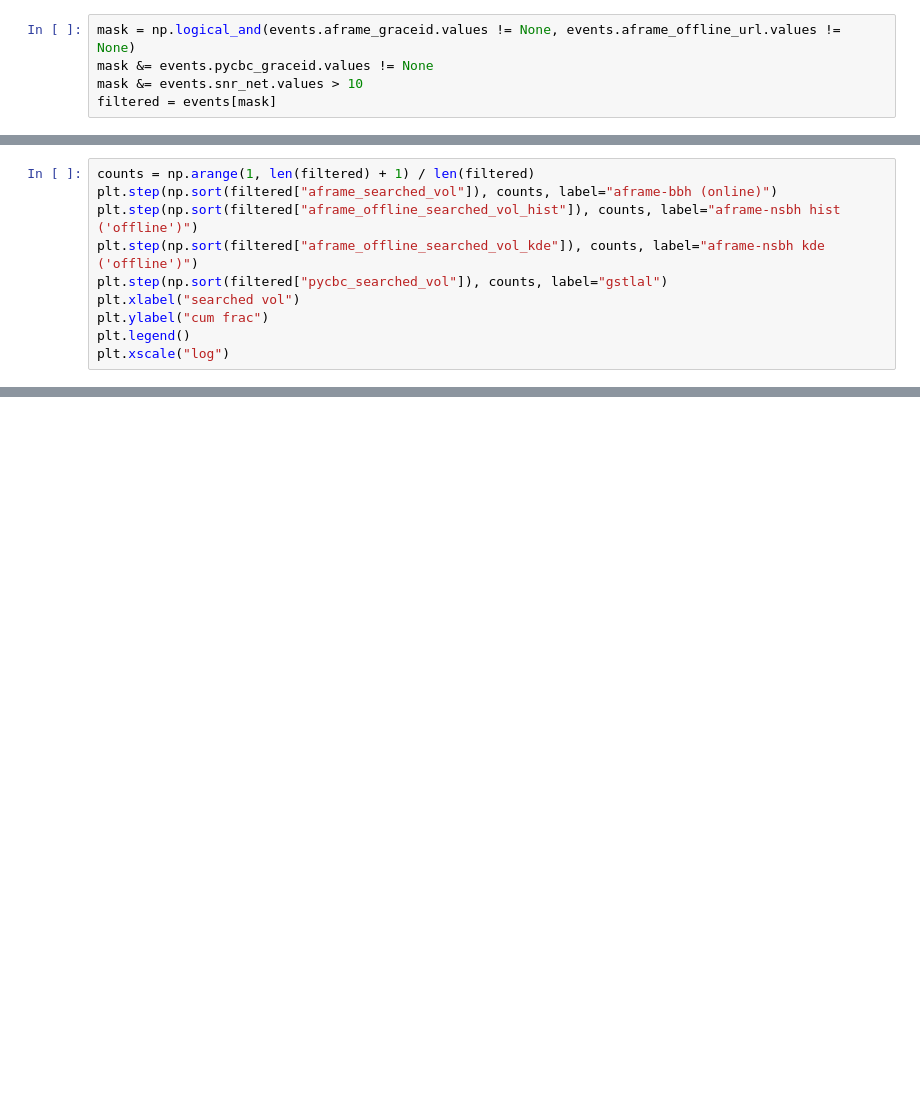
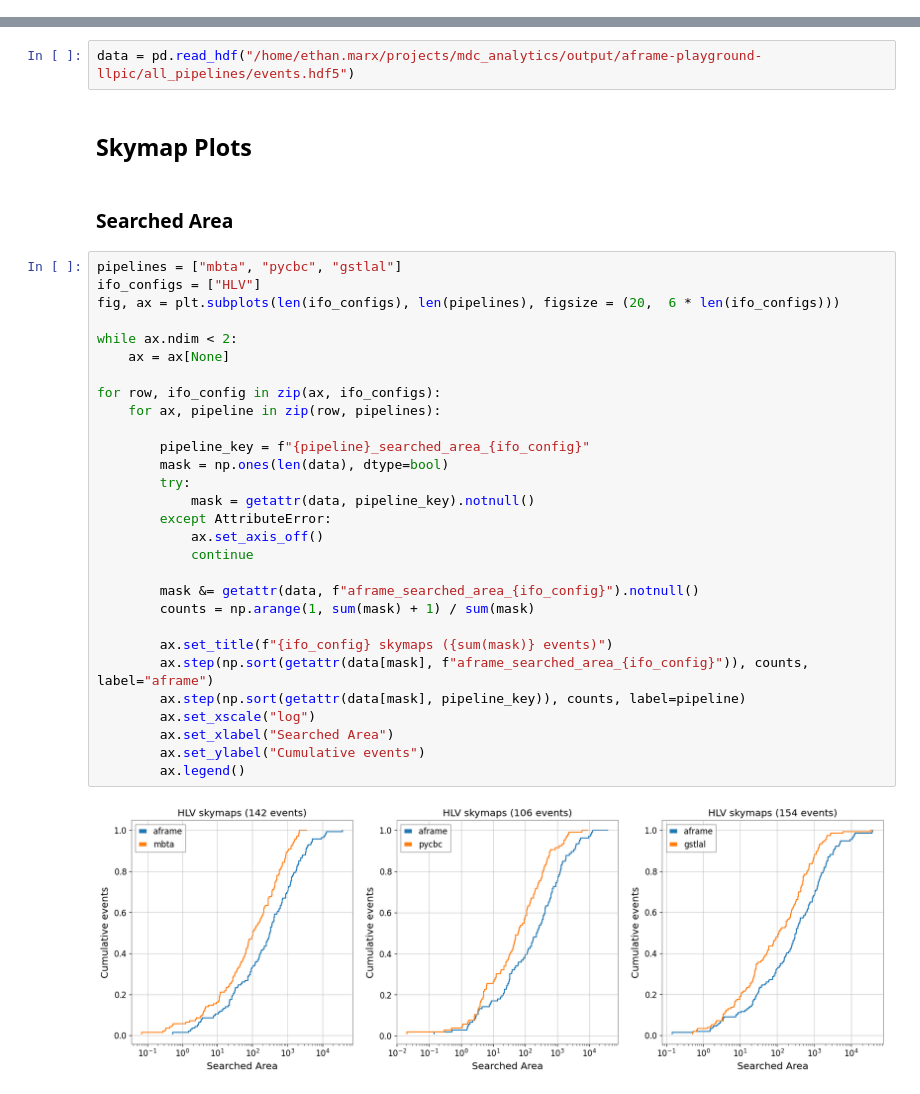
Before and after one commit to EthanMarx/mdc-analytics, a Jupyter notebook: analysis.ipynb, the cells around one changed output, grey strips where cells are left out. Cells and saved outputs as stored; diff of their text form; blank space fills up the shorter version.

```diff
--- a/analysis.ipynb
+++ b/analysis.ipynb
@@ -343,5 +0,0 @@ results.aframe_offline_searched_area_hist
-# %%
-mask = np.logical_and(events.aframe_graceid.values != None, events.aframe_offline_url.values != None)
-mask &= events.pycbc_graceid.values != None
-mask &= events.snr_net.values > 10
-filtered = events[mask]
@@ -376,10 +0,0 @@ plt.xscale("log")
-# %%
-counts = np.arange(1, len(filtered) + 1) / len(filtered)
-plt.step(np.sort(filtered["aframe_searched_vol"]), counts, label="aframe-bbh (online)")
-plt.step(np.sort(filtered["aframe_offline_searched_vol_hist"]), counts, label="aframe-nsbh hist ('offline')")
-plt.step(np.sort(filtered["aframe_offline_searched_vol_kde"]), counts, label="aframe-nsbh kde ('offline')")
-plt.step(np.sort(filtered["pycbc_searched_vol"]), counts, label="gstlal")
-plt.xlabel("searched vol")
-plt.ylabel("cum frac")
-plt.legend()
-plt.xscale("log")
@@ -487,0 +23,37 @@ frozenset()
+# %%
+data = pd.read_hdf("/home/ethan.marx/projects/mdc_analytics/output/aframe-playground-llpic/all_pipelines/events.hdf5")
+# %% [markdown]
+## Skymap Plots
+# %% [markdown]
+### Searched Area
+# %%
+pipelines = ["mbta", "pycbc", "gstlal"]
+ifo_configs = ["HLV"]
+fig, ax = plt.subplots(len(ifo_configs), len(pipelines), figsize = (20,  6 * len(ifo_configs)))
+
+while ax.ndim < 2:
+    ax = ax[None]
+
+for row, ifo_config in zip(ax, ifo_configs):
+    for ax, pipeline in zip(row, pipelines):
+
+        pipeline_key = f"{pipeline}_searched_area_{ifo_config}"
+        mask = np.ones(len(data), dtype=bool)
+        try:
+            mask = getattr(data, pipeline_key).notnull()
+        except AttributeError:
+            ax.set_axis_off()
+            continue
+
+        mask &= getattr(data, f"aframe_searched_area_{ifo_config}").notnull()
+        counts = np.arange(1, sum(mask) + 1) / sum(mask)
+
+        ax.set_title(f"{ifo_config} skymaps ({sum(mask)} events)")
+        ax.step(np.sort(getattr(data[mask], f"aframe_searched_area_{ifo_config}")), counts, label="aframe")
+        ax.step(np.sort(getattr(data[mask], pipeline_key)), counts, label=pipeline)
+        ax.set_xscale("log")
+        ax.set_xlabel("Searched Area")
+        ax.set_ylabel("Cumulative events")
+        ax.legend()
+# %% [output]
+[figure, added]
```
Also changed, not shown: parts of 54 cells of this notebook, 7 other files.
